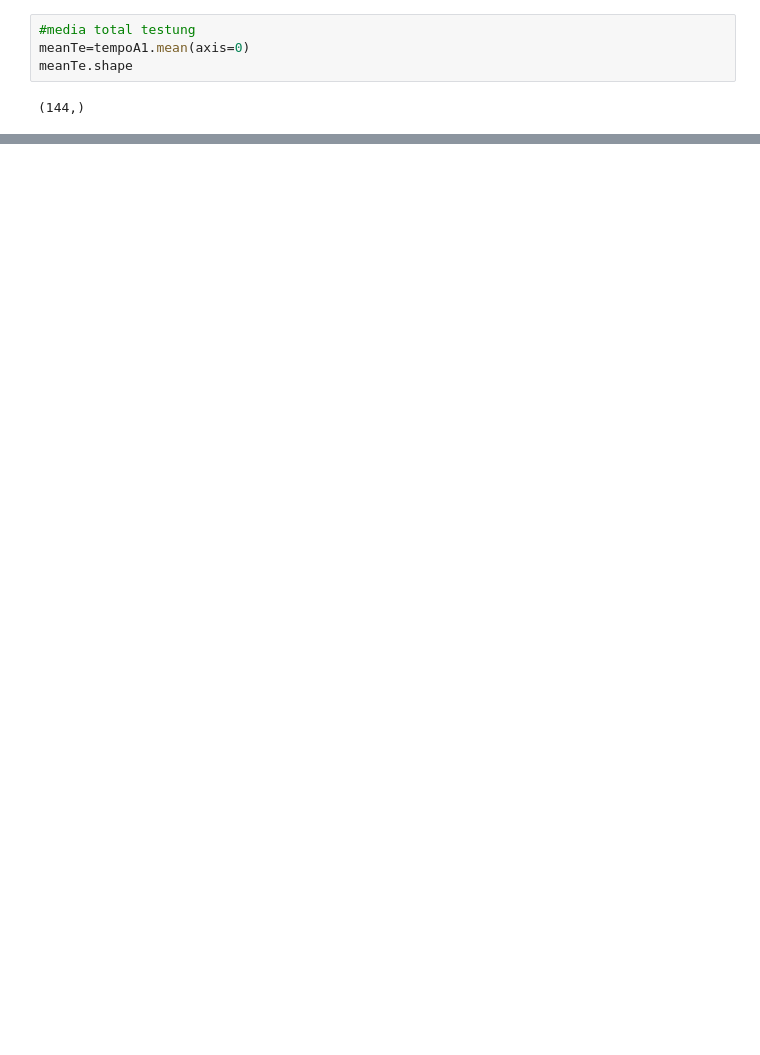
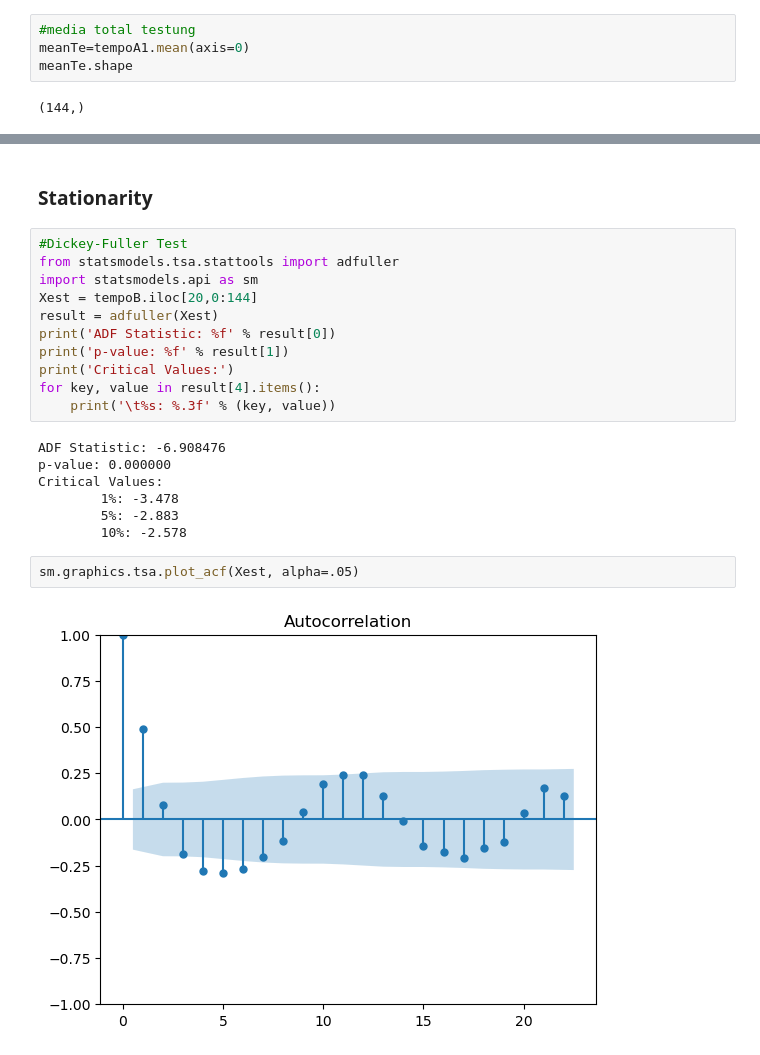
Before and after one commit to eacunafer/multivariate-time-series-classification, a Jupyter notebook: code/dataengAWR.ipynb, the cells around one changed output, grey strips where cells are left out. Saved outputs shown, nothing was run; the diff lists cells and outputs as text; blank space fills up the shorter version.

```diff
--- a/code/dataengAWR.ipynb
+++ b/code/dataengAWR.ipynb
@@ -434,0 +775,24 @@ dst
+# %% [markdown]
+### Stationarity
+# %%
+#Dickey-Fuller Test
+from statsmodels.tsa.stattools import adfuller
+import statsmodels.api as sm
+Xest = tempoB.iloc[20,0:144]
+result = adfuller(Xest)
+print('ADF Statistic: %f' % result[0])
+print('p-value: %f' % result[1])
+print('Critical Values:')
+for key, value in result[4].items():
+	print('\t%s: %.3f' % (key, value))
+# %% [output]
+ADF Statistic: -6.908476
+p-value: 0.000000
+Critical Values:
+        1%: -3.478
+        5%: -2.883
+        10%: -2.578
+# %%
+sm.graphics.tsa.plot_acf(Xest, alpha=.05)
+# %% [output]
+[figure, added]
```
Also changed, not shown: parts of 23 cells of this notebook.
